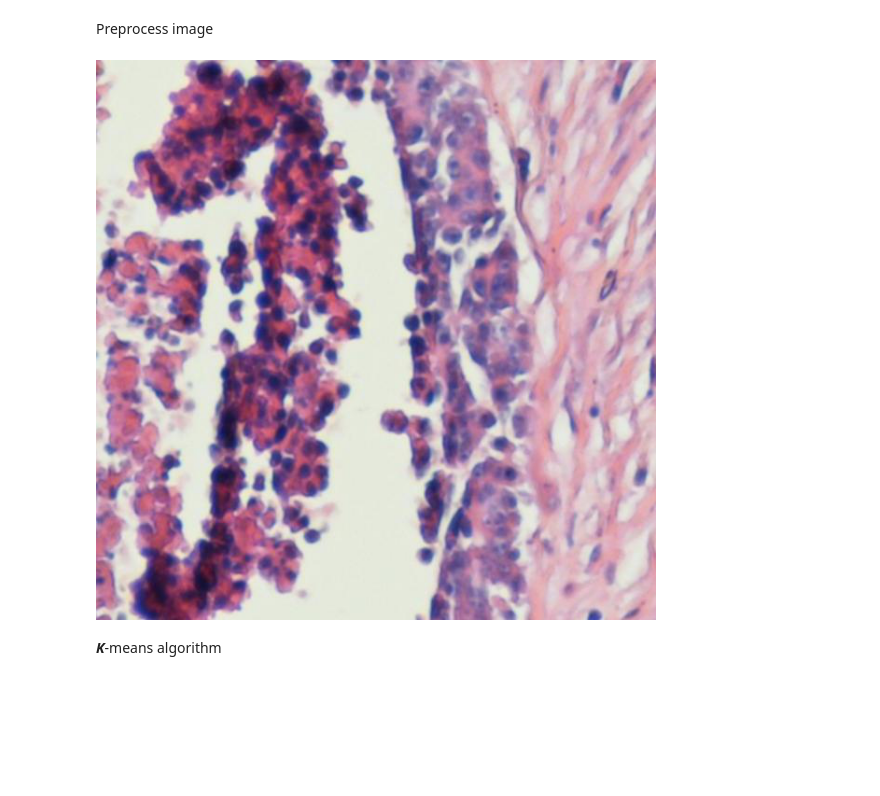
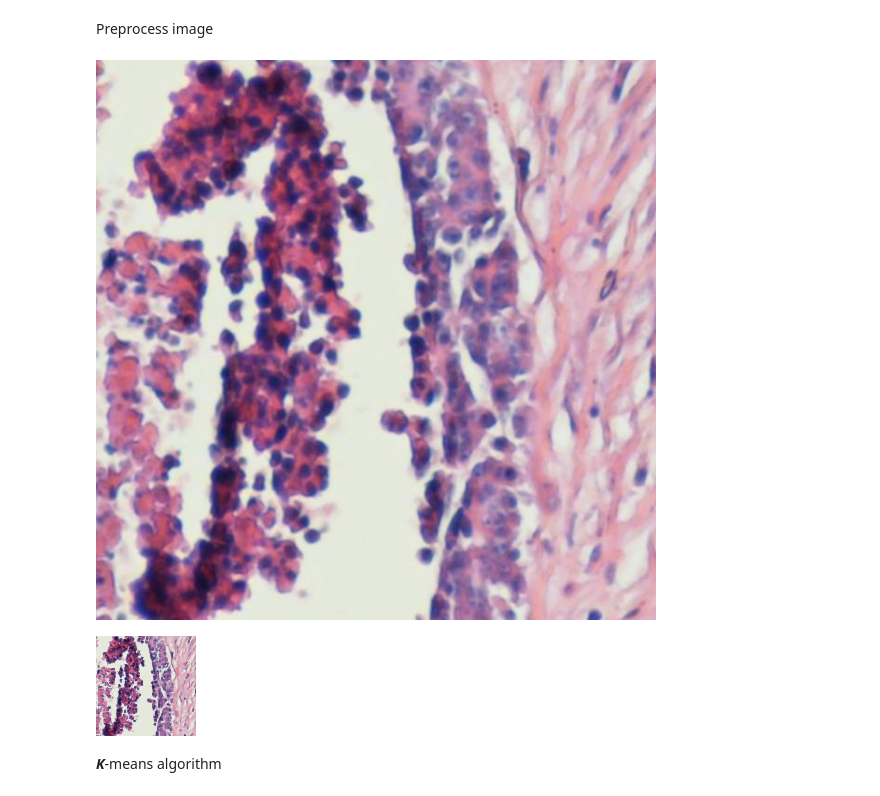
Before and after one commit to timellemeet/ml-course, a Jupyter notebook: assignment 2/Assignment 2.ipynb, the cells around one changed output. Saved outputs shown, nothing was run; the diff lists cells and outputs as text; code cells hidden in the pictures; blank space fills up the shorter version.

```diff
--- a/assignment 2/Assignment 2.ipynb
+++ b/assignment 2/Assignment 2.ipynb
@@ -7,27 +8,38 @@ from sklearn.cluster import KMeans
 # %% [markdown]
 Preprocess image
 # %%
-rgb_image = np.array(Image.open("sample.jpg"))
+# rgb_image = np.array(Image.open("sample.jpg"))
 hsv_image = np.array(Image.open("sample.jpg").convert("HSV"))
 
-def show(vec, hsv=False, file=False):
-    pixels = vec.reshape((600,600,3))
+# Vectorized image
+image = hsv_image.reshape((-1,3))
+
+def show(vec, hsv=True, file=False):
+    l = int(np.sqrt(vec.shape[0]))
+    pixels = vec.reshape((l,l,3))
     if(hsv):
         image = Image.fromarray(pixels.astype('uint8'), 'HSV').convert("RGB")
     else:
         image = Image.fromarray(pixels.astype('uint8'), 'RGB')
 
     if(file):
         image.save(file+".png")
 
     display(image)
 
-# Vectorized image
-image = hsv_image.reshape((-1,3))
 
-show(image, True)
+def resize(vec, size):
+    l = int(np.sqrt(vec.shape[0]))
+    pixels = vec.reshape((l,l,3))
+    image = Image.fromarray(pixels.astype('uint8'), 'HSV').resize((size,size))
+    return np.array(image).reshape((-1,3))
+
+
+show(image)
+#show(resize(image,100))
 # %% [output]
 [figure]
+[figure, added]
 # %% [markdown]
 ***K***-means algorithm
 # %%
```
Also changed, not shown: parts of 4 cells of this notebook, 8 other files.
